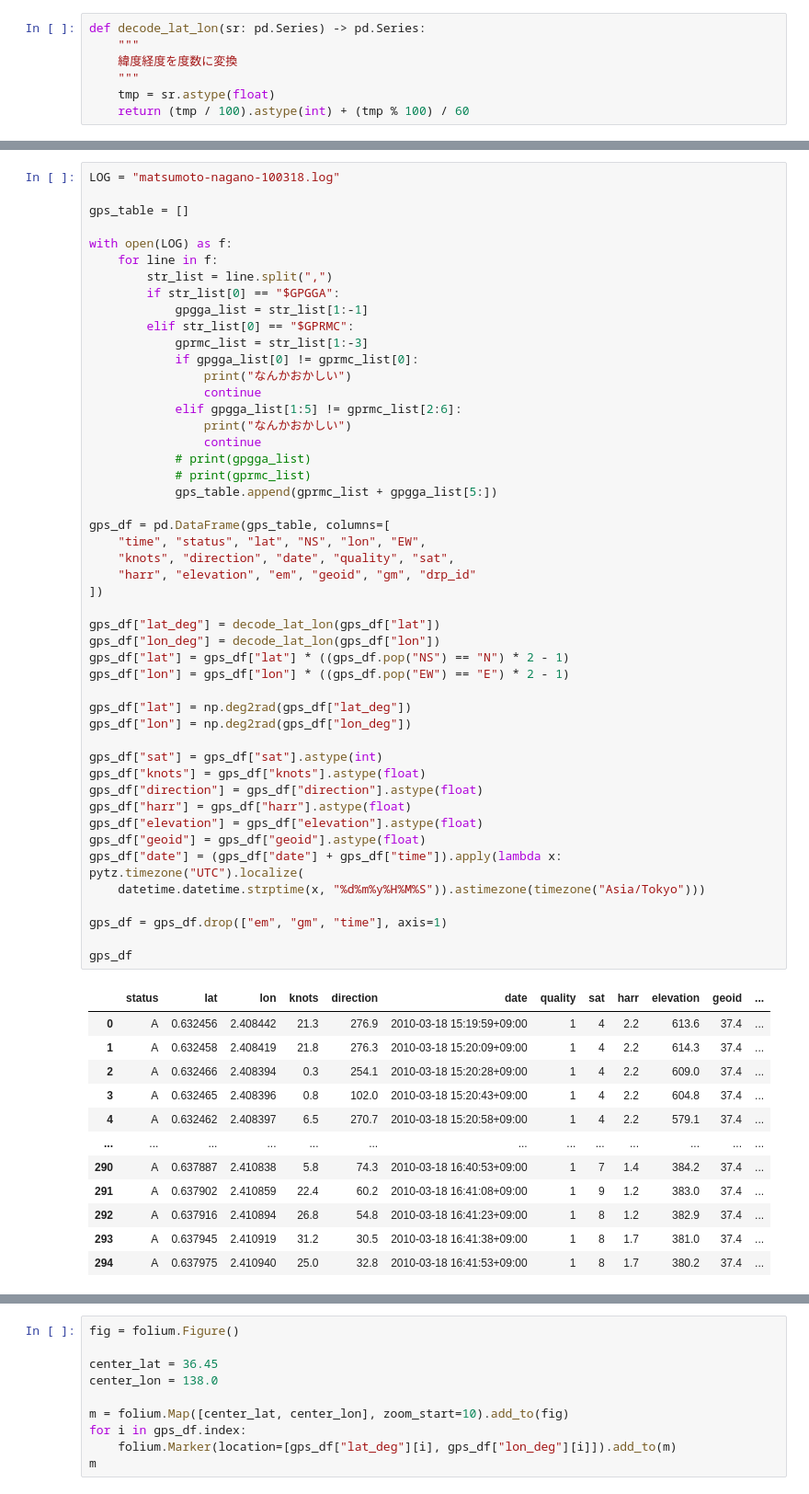
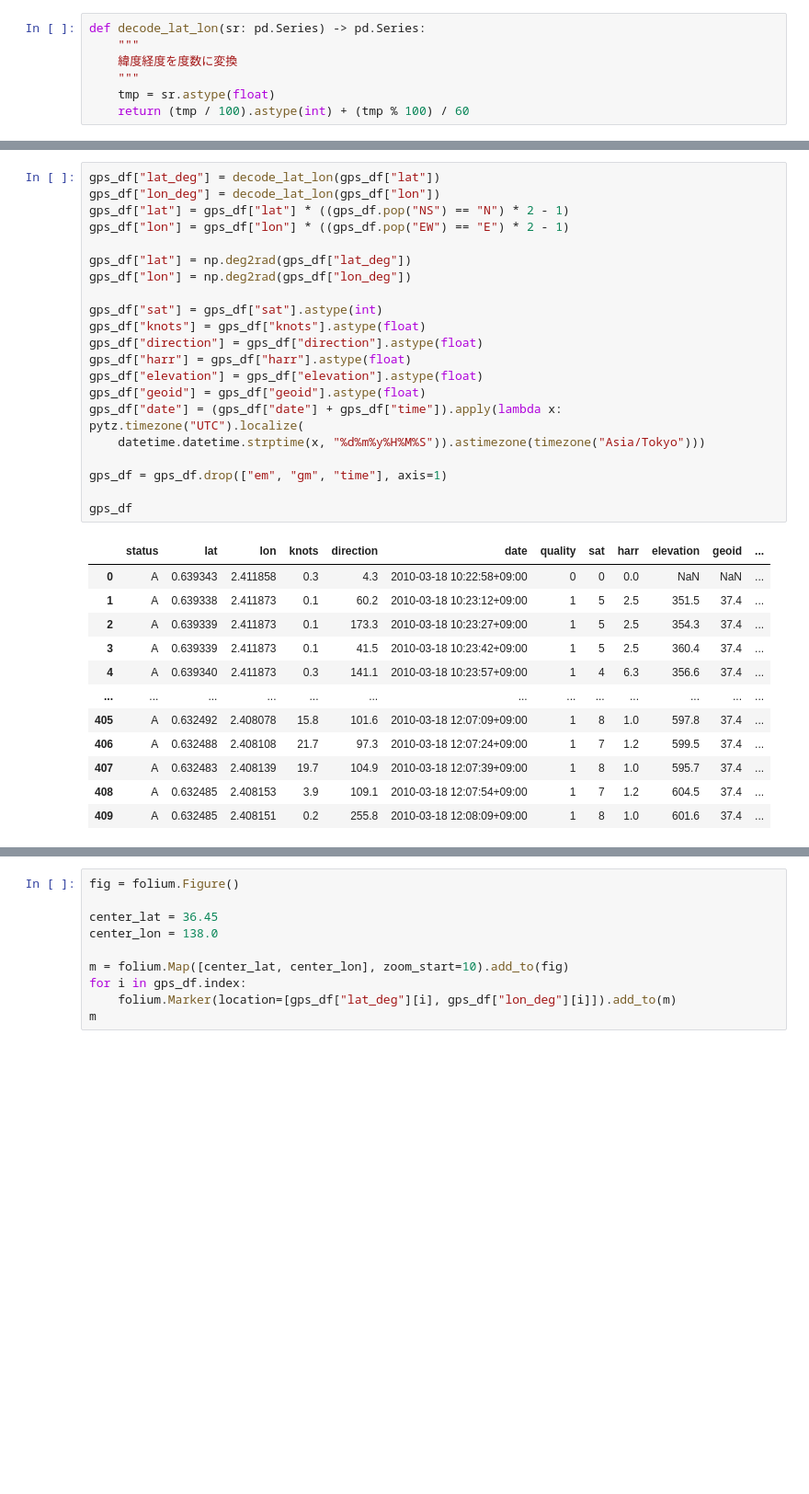
Before and after one commit to asano-lab/oasobi, a Jupyter notebook: kadai10/test.ipynb, the cells around one changed output, grey strips where cells are left out. Shown at 92% size. Saved outputs shown, nothing was run; the diff lists cells and outputs as text; blank space fills up the shorter version.

```diff
--- a/kadai10/test.ipynb
+++ b/kadai10/test.ipynb
@@ -18,61 +64,34 @@ def decode_lat_lon(sr: pd.Series) -> pd.Series:
 # %%
-LOG = "matsumoto-nagano-100318.log"
-
-gps_table = []
-
-with open(LOG) as f:
-    for line in f:
-        str_list = line.split(",")
-        if str_list[0] == "$GPGGA":
-            gpgga_list = str_list[1:-1]
-        elif str_list[0] == "$GPRMC":
-            gprmc_list = str_list[1:-3]
-            if gpgga_list[0] != gprmc_list[0]:
-                print("なんかおかしい")
-                continue
-            elif gpgga_list[1:5] != gprmc_list[2:6]:
-                print("なんかおかしい")
-                continue
-            # print(gpgga_list)
-            # print(gprmc_list)
-            gps_table.append(gprmc_list + gpgga_list[5:])
-
-gps_df = pd.DataFrame(gps_table, columns=[
-    "time", "status", "lat", "NS", "lon", "EW",
-    "knots", "direction", "date", "quality", "sat",
-    "harr", "elevation", "em", "geoid", "gm", "drp_id"
-])
-
 gps_df["lat_deg"] = decode_lat_lon(gps_df["lat"])
 gps_df["lon_deg"] = decode_lat_lon(gps_df["lon"])
 gps_df["lat"] = gps_df["lat"] * ((gps_df.pop("NS") == "N") * 2 - 1)
 gps_df["lon"] = gps_df["lon"] * ((gps_df.pop("EW") == "E") * 2 - 1)
 
 gps_df["lat"] = np.deg2rad(gps_df["lat_deg"])
 gps_df["lon"] = np.deg2rad(gps_df["lon_deg"])
 
 gps_df["sat"] = gps_df["sat"].astype(int)
 gps_df["knots"] = gps_df["knots"].astype(float)
 gps_df["direction"] = gps_df["direction"].astype(float)
 gps_df["harr"] = gps_df["harr"].astype(float)
 gps_df["elevation"] = gps_df["elevation"].astype(float)
 gps_df["geoid"] = gps_df["geoid"].astype(float)
 gps_df["date"] = (gps_df["date"] + gps_df["time"]).apply(lambda x: pytz.timezone("UTC").localize(
     datetime.datetime.strptime(x, "%d%m%y%H%M%S")).astimezone(timezone("Asia/Tokyo")))
 
 gps_df = gps_df.drop(["em", "gm", "time"], axis=1)
 
 gps_df
 # %% [output]
 |  | status | lat | lon | knots | direction | date | quality | sat | harr | elevation | geoid | ... |
-| 0 | A | 0.632456 | 2.408442 | 21.3 | 276.9 | 2010-03-18 15:19:59+09:00 | 1 | 4 | 2.2 | 613.6 | 37.4 | ... |
-| 1 | A | 0.632458 | 2.408419 | 21.8 | 276.3 | 2010-03-18 15:20:09+09:00 | 1 | 4 | 2.2 | 614.3 | 37.4 | ... |
-| 2 | A | 0.632466 | 2.408394 | 0.3 | 254.1 | 2010-03-18 15:20:28+09:00 | 1 | 4 | 2.2 | 609.0 | 37.4 | ... |
-| 3 | A | 0.632465 | 2.408396 | 0.8 | 102.0 | 2010-03-18 15:20:43+09:00 | 1 | 4 | 2.2 | 604.8 | 37.4 | ... |
-| 4 | A | 0.632462 | 2.408397 | 6.5 | 270.7 | 2010-03-18 15:20:58+09:00 | 1 | 4 | 2.2 | 579.1 | 37.4 | ... |
+| 0 | A | 0.639343 | 2.411858 | 0.3 | 4.3 | 2010-03-18 10:22:58+09:00 | 0 | 0 | 0.0 | NaN | NaN | ... |
+| 1 | A | 0.639338 | 2.411873 | 0.1 | 60.2 | 2010-03-18 10:23:12+09:00 | 1 | 5 | 2.5 | 351.5 | 37.4 | ... |
+| 2 | A | 0.639339 | 2.411873 | 0.1 | 173.3 | 2010-03-18 10:23:27+09:00 | 1 | 5 | 2.5 | 354.3 | 37.4 | ... |
+| 3 | A | 0.639339 | 2.411873 | 0.1 | 41.5 | 2010-03-18 10:23:42+09:00 | 1 | 5 | 2.5 | 360.4 | 37.4 | ... |
+| 4 | A | 0.639340 | 2.411873 | 0.3 | 141.1 | 2010-03-18 10:23:57+09:00 | 1 | 4 | 6.3 | 356.6 | 37.4 | ... |
 | ... | ... | ... | ... | ... | ... | ... | ... | ... | ... | ... | ... | ... |
-| 290 | A | 0.637887 | 2.410838 | 5.8 | 74.3 | 2010-03-18 16:40:53+09:00 | 1 | 7 | 1.4 | 384.2 | 37.4 | ... |
-| 291 | A | 0.637902 | 2.410859 | 22.4 | 60.2 | 2010-03-18 16:41:08+09:00 | 1 | 9 | 1.2 | 383.0 | 37.4 | ... |
-| 292 | A | 0.637916 | 2.410894 | 26.8 | 54.8 | 2010-03-18 16:41:23+09:00 | 1 | 8 | 1.2 | 382.9 | 37.4 | ... |
-| 293 | A | 0.637945 | 2.410919 | 31.2 | 30.5 | 2010-03-18 16:41:38+09:00 | 1 | 8 | 1.7 | 381.0 | 37.4 | ... |
-| 294 | A | 0.637975 | 2.410940 | 25.0 | 32.8 | 2010-03-18 16:41:53+09:00 | 1 | 8 | 1.7 | 380.2 | 37.4 | ... |
+| 405 | A | 0.632492 | 2.408078 | 15.8 | 101.6 | 2010-03-18 12:07:09+09:00 | 1 | 8 | 1.0 | 597.8 | 37.4 | ... |
+| 406 | A | 0.632488 | 2.408108 | 21.7 | 97.3 | 2010-03-18 12:07:24+09:00 | 1 | 7 | 1.2 | 599.5 | 37.4 | ... |
+| 407 | A | 0.632483 | 2.408139 | 19.7 | 104.9 | 2010-03-18 12:07:39+09:00 | 1 | 8 | 1.0 | 595.7 | 37.4 | ... |
+| 408 | A | 0.632485 | 2.408153 | 3.9 | 109.1 | 2010-03-18 12:07:54+09:00 | 1 | 7 | 1.2 | 604.5 | 37.4 | ... |
+| 409 | A | 0.632485 | 2.408151 | 0.2 | 255.8 | 2010-03-18 12:08:09+09:00 | 1 | 8 | 1.0 | 601.6 | 37.4 | ... |
```
Also changed, not shown: parts of 10 cells of this notebook, 1 other file.
